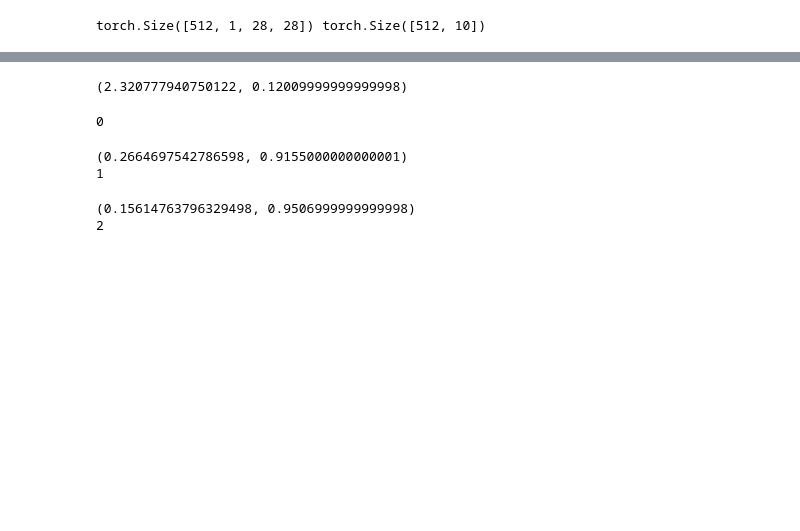
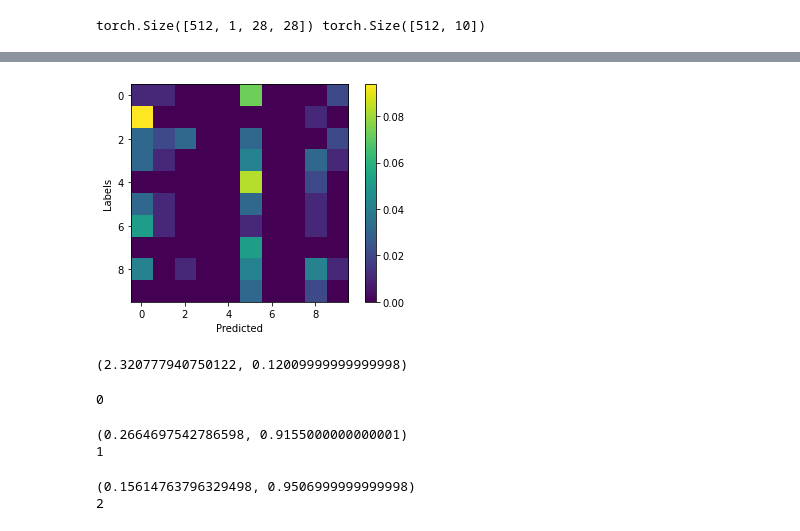
Before and after one commit to akarshkumar0101/ml-ideas, a Jupyter notebook: mnist_no_labels.ipynb, the cells around one changed output, grey strips where cells are left out. Cells and saved outputs as stored; diff of their text form; code cells hidden in the pictures; blank space fills up the shorter version.

```diff
--- a/mnist_no_labels.ipynb
+++ b/mnist_no_labels.ipynb
@@ -98,3 +100,25 @@ def calc_ds_stats(net, loader):
+# %%
+device = 'cuda:0'
+# %%
+net = Network().to(device)
+loss_function = torch.nn.CrossEntropyLoss()
+opt = torch.optim.Adam(net.parameters(), lr=1e-2)
+
+for _ in range(5):
+    loop = tqdm(dl_train)
+    for x, y in loop:
+        x, y = x.to(device), y.to(device)
+        yp = net(x)
+        loss = batch_cossim(yp).mean()
+        opt.zero_grad()
+        loss.backward()
+        opt.step()
+        loop.set_postfix({'loss': loss.item()})
+# %%
+show_confusion_mat(calc_confusion_mat(x, y, net(x)))
+plt.show()
+# %% [output]
+[figure, added]
 # %%
 calc_ds_stats(net, test_loader)
 # %% [output]
```
Also changed, not shown: parts of 11 cells of this notebook.
